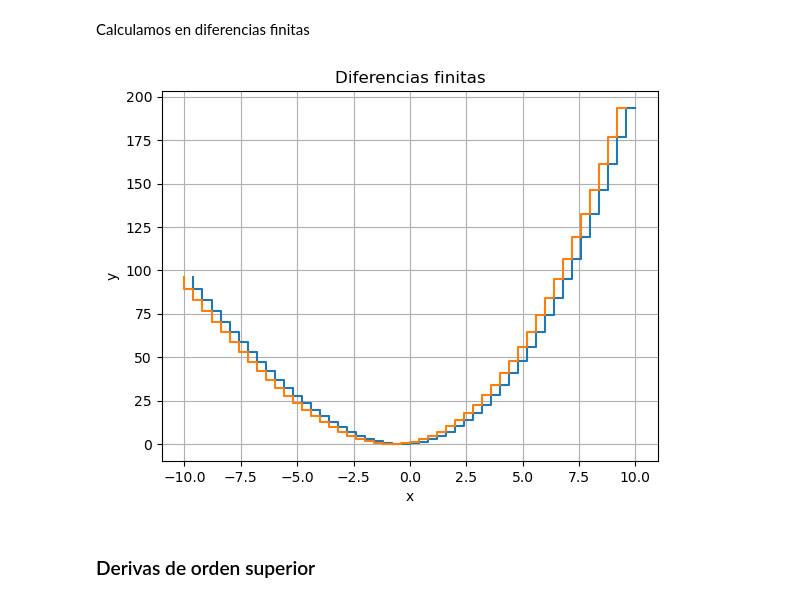
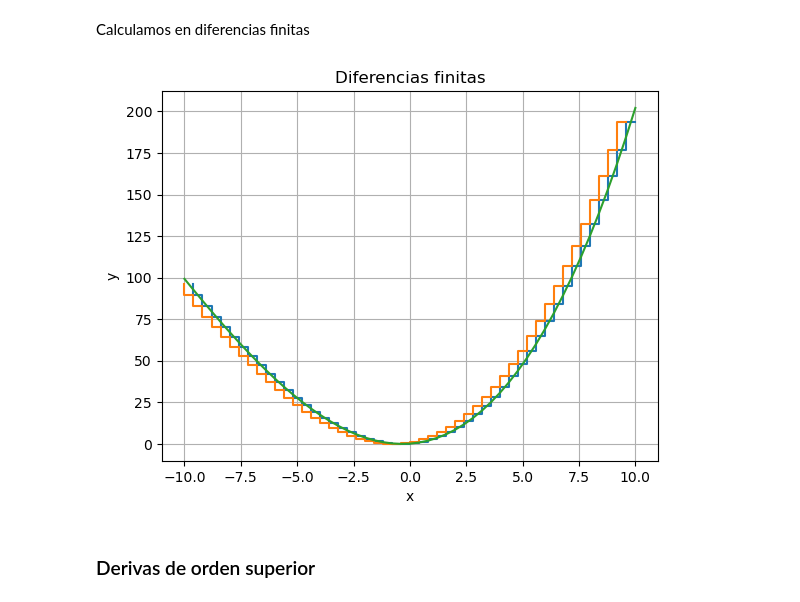
Before and after one commit to mitsiu-carreno/data_science_content, a Jupyter notebook: 1_sem/met_num/s13_derivadas.ipynb, the cells around one changed output. Drawn from its saved outputs; the diff is of its cells as text; code cells hidden in the pictures.

```diff
--- a/1_sem/met_num/s13_derivadas.ipynb
+++ b/1_sem/met_num/s13_derivadas.ipynb
@@ -55,17 +55,18 @@ Calculamos en diferencias finitas
 # %%
 y_diferencias_finitas = np.diff(y)/np.diff(x)
 # Al restar diferencias y tiene un valor menos, en x podemos ignorar el primer valor
 # o ignorar el último valor
 plt.step(x[1:], y_diferencias_finitas)
 plt.step(x[:-1], y_diferencias_finitas)
+plt.plot(x, y_prima)
 
 plt.xlabel('x')
 plt.ylabel('y')
 plt.title('Diferencias finitas')
 plt.grid(True)
 plt.show()
 # %% [output]
-[figure, old version]
+[figure, new version]
 # %% [markdown]
 ### Derivas de orden superior
 # %%
```
Also changed, not shown: parts of 1 cell of this notebook, 3 other files.
